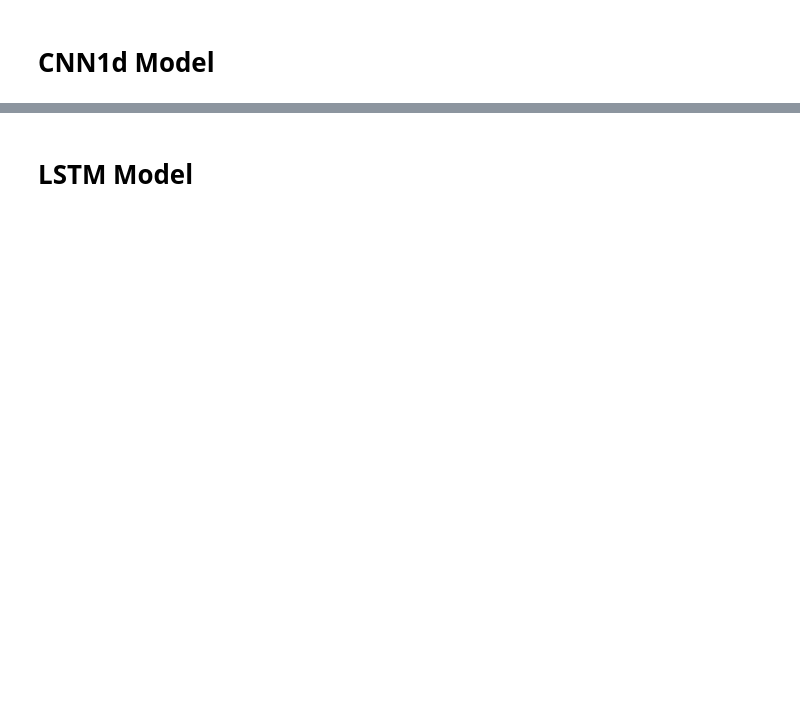
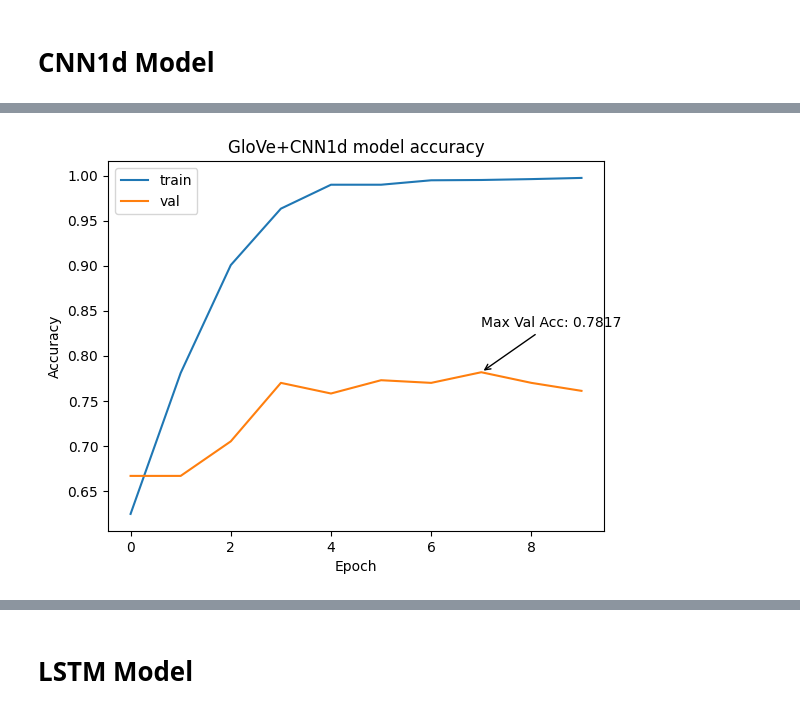
Before and after one commit to Francesco9932/financial-sentiment-analysis, a Jupyter notebook: financial-sentiment-analysis.ipynb, the cells around one changed output, grey strips where cells are left out. Drawn from its saved outputs; the diff is of its cells as text; code cells hidden in the pictures; blank space fills up the shorter version.

Commit message:
train + plot train/val accuracy

```diff
--- a/financial-sentiment-analysis.ipynb
+++ b/financial-sentiment-analysis.ipynb
@@ -86,3 +165,28 @@ le.classes_
+# %%
+from matplotlib import pyplot as plt
+
+def plot_train_val_acc(history, title, acc_metric):
+    plt.plot(history.history[acc_metric])
+    plt.plot(history.history["val_"+acc_metric])
+    plt.title(title)
+    plt.ylabel('Accuracy')
+    plt.xlabel('Epoch')
+    plt.legend(['train', 'val'], loc='upper left')
+
+    # Ottenere il valore massimo di val_accuracy e l'epoca corrispondente
+    max_val_acc = max(history.history['val_accuracy'])
+    epoch_with_max_val_acc = history.history['val_accuracy'].index(max_val_acc)
+
+    # Aggiungere un'etichetta per il valore massimo di val_accuracy nel grafico
+    plt.annotate(f'Max Val Acc: {max_val_acc:.4f}',
+                 xy=(epoch_with_max_val_acc, max_val_acc),
+                 xytext=(epoch_with_max_val_acc, max_val_acc + 0.05),
+                 arrowprops=dict(facecolor='black', arrowstyle='->'))
+
+    # Impostare gli intervalli dell'asse x come interi
+    plt.xticks(range(len(history.history[acc_metric])))
+
+    plt.show()
 # %% [markdown]
 # Tokenizer for other models
 # %%
@@ -176,0 +318,4 @@ print("Test accuracy: {:.5f}%".format(results[1]  * 100))
+# %%
+plot_train_val_acc(history, "GloVe+CNN1d model accuracy", "accuracy")
+# %% [output]
+[figure, added]
```
Also changed, not shown: parts of 36 cells of this notebook.
